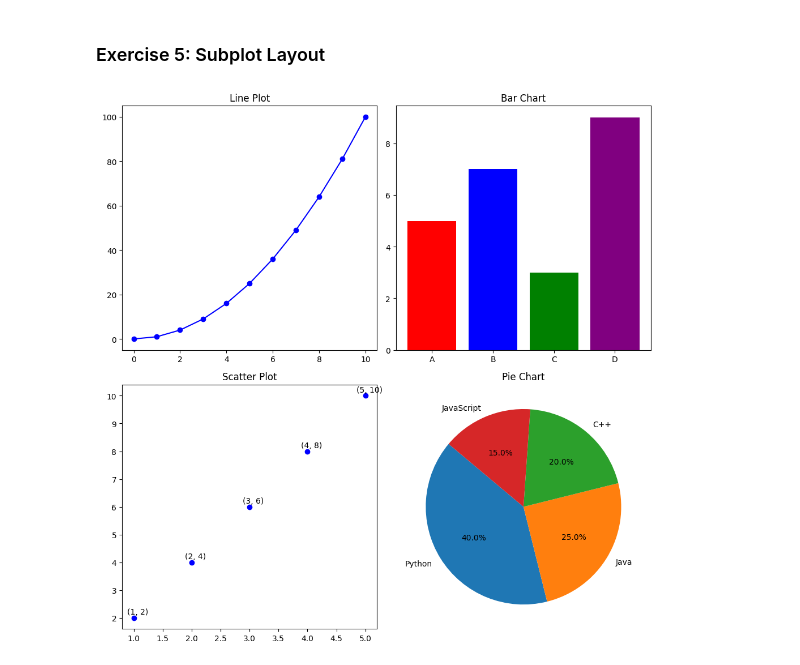
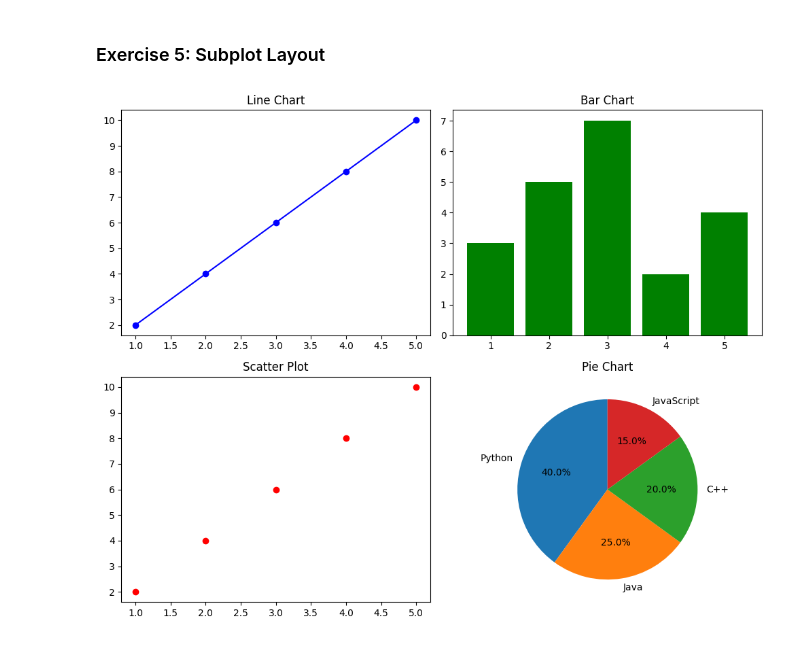
Before and after one commit to Nish-2003/python-jupyter-template, a Jupyter notebook: src/5-subplot.ipynb, the cells around one changed output. Cells and saved outputs as stored; diff of their text form; code cells hidden in the pictures.

```diff
--- a/src/5-subplot.ipynb
+++ b/src/5-subplot.ipynb
@@ -3,36 +3,36 @@
 # %%
 # TASK: Create a 2x2 subplot layout.
 # Plot a line chart in the first subplot, a bar chart in the second, a scatter plot in the third, and a pie chart in the fourth.
-# %%
-import matplotlib.pyplot as plt
-import numpy as np
-
-fig, axes = plt.subplots(2, 2, figsize=(10, 10))
-
-x = np.arange(0, 11)
-y = x ** 2
-axes[0, 0].plot(x, y, marker='o', linestyle='-', color='b')
-axes[0, 0].set_title('Line Plot')
-
-categories = ['A', 'B', 'C', 'D']
-values = [5, 7, 3, 9]
-axes[0, 1].bar(categories, values, color=['red', 'blue', 'green', 'purple'])
-axes[0, 1].set_title('Bar Chart')
-
-x_scatter = [1, 2, 3, 4, 5]
-y_scatter = [2, 4, 6, 8, 10]
-axes[1, 0].scatter(x_scatter, y_scatter, color='blue')
-for i, txt in enumerate(zip(x_scatter, y_scatter)):
-    axes[1, 0].annotate(f'{txt}', (x_scatter[i], y_scatter[i]), textcoords="offset points", xytext=(5,5), ha='center')
-axes[1, 0].set_title('Scatter Plot')
-
-labels = ['Python', 'Java', 'C++', 'JavaScript']
-sizes = [40, 25, 20, 15]
-axes[1, 1].pie(sizes, labels=labels, autopct='%1.1f%%', startangle=140)
-axes[1, 1].set_title('Pie Chart')
-
-plt.tight_layout()
-
-plt.show()
-# %% [output]
-[figure, removed]
+# %%
+try:
+    import matplotlib.pyplot as plt
+except ImportError:
+    print("matplotlib is not installed. Please install it using 'pip install matplotlib'.")
+else:
+
+    x = [1, 2, 3, 4, 5]
+    y = [2, 4, 6, 8, 10]
+    bar_heights = [3, 5, 7, 2, 4]
+    scatter_x = [1, 2, 3, 4, 5]
+    scatter_y = [2, 4, 6, 8, 10]
+    pie_sizes = [40, 25, 20, 15]
+    pie_labels = ['Python', 'Java', 'C++', 'JavaScript']
+
+    fig, axs = plt.subplots(2, 2, figsize=(10, 8))
+
+    axs[0, 0].plot(x, y, marker='o', color='b')
+    axs[0, 0].set_title('Line Chart')
+
+    axs[0, 1].bar(x, bar_heights, color='g')
+    axs[0, 1].set_title('Bar Chart')
+
+    axs[1, 0].scatter(scatter_x, scatter_y, color='r')
+    axs[1, 0].set_title('Scatter Plot')
+
+    axs[1, 1].pie(pie_sizes, labels=pie_labels, autopct='%1.1f%%', startangle=90)
+    axs[1, 1].set_title('Pie Chart')
+
+    plt.tight_layout()
+    plt.show()
+# %% [output]
+[figure, added]
```
Also changed, not shown: 5 other files.
